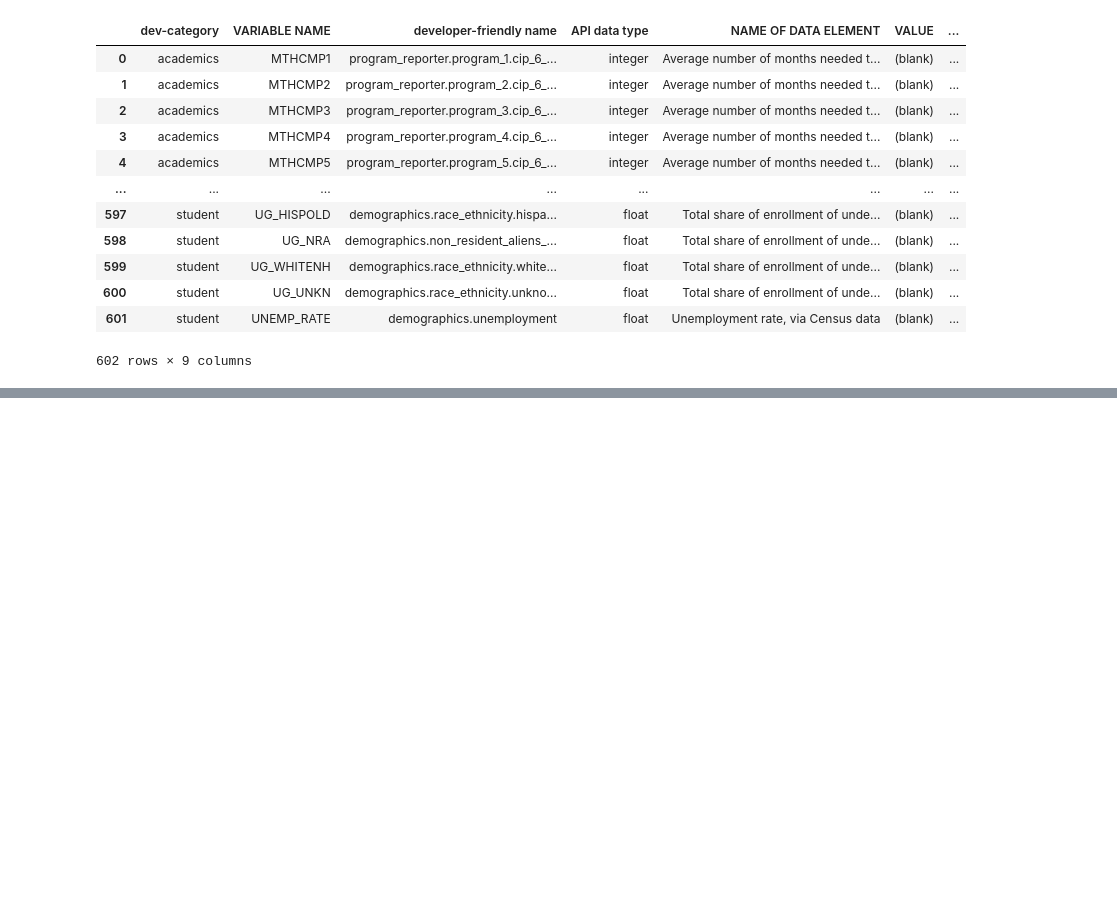
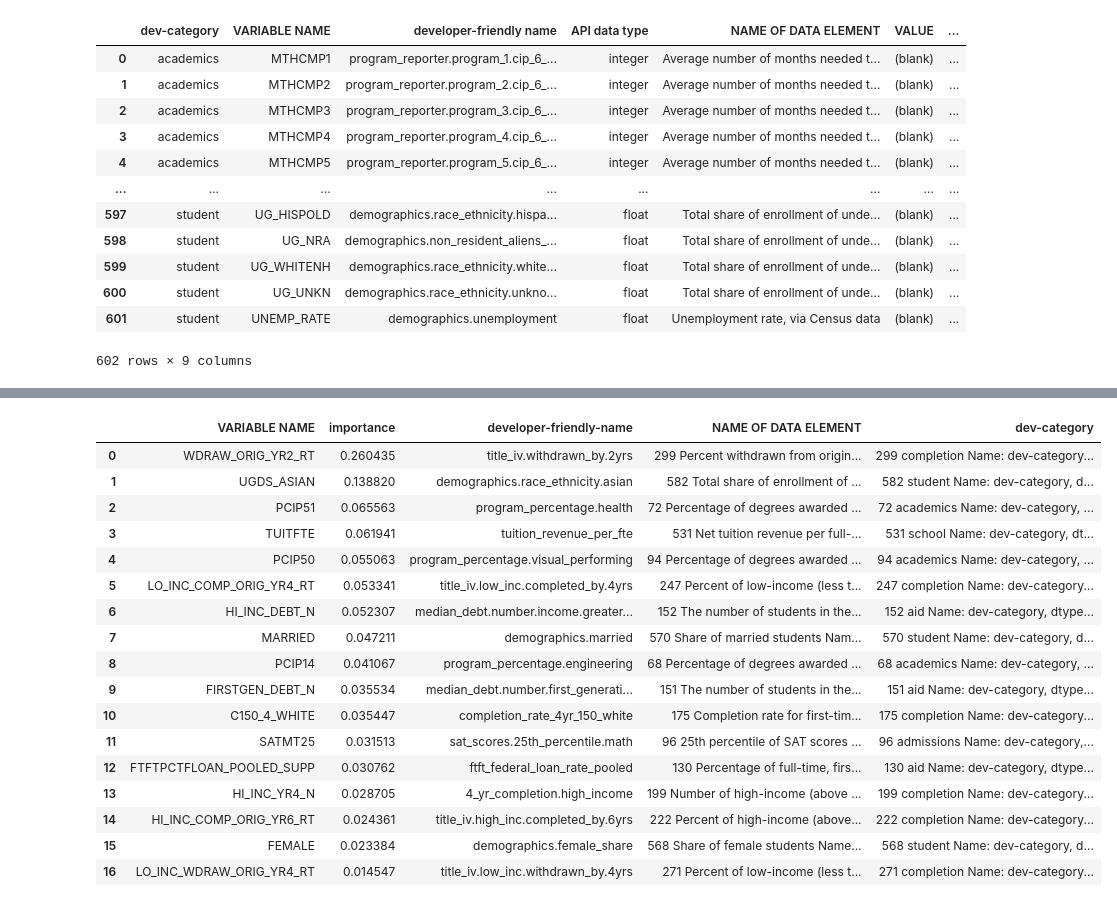
Before and after one commit to theaddies/final_project, a Jupyter notebook: full_dataset.ipynb, the cells around one changed output, grey strips where cells are left out. Drawn from its saved outputs; the diff is of its cells as text; code cells hidden in the pictures; blank space fills up the shorter version.

```diff
--- a/full_dataset.ipynb
+++ b/full_dataset.ipynb
@@ -1394,4 +1424,4 @@ random_forest_summary_df_3
 # %%
 #let's drop the 3 variables that reference pell
 # %%
-filtered_4_year_g_df = filtered_4_year_f_df.drop(columns = ['NOPELL_DEBT_N', 'PELL_EVER', 'NOPELL_YR6_N'])
+filtered_4_year_g_df = filtered_4_year_f_df.drop(columns = ['PELL_EVER', 'NOPELL_YR6_N'])
@@ -1465,0 +1793,21 @@ lasso = Lasso(alpha = 0.1)
+# %%
+random_forest_summary_df_4
+# %% [output]
+|  | VARIABLE NAME | importance | developer-friendly-name | NAME OF DATA ELEMENT | dev-category |
+| 0 | WDRAW_ORIG_YR2_RT | 0.260435 | title_iv.withdrawn_by.2yrs | 299 Percent withdrawn from origin... | 299 completion Name: dev-category... |
+| 1 | UGDS_ASIAN | 0.138820 | demographics.race_ethnicity.asian | 582 Total share of enrollment of ... | 582 student Name: dev-category, d... |
+| 2 | PCIP51 | 0.065563 | program_percentage.health | 72 Percentage of degrees awarded ... | 72 academics Name: dev-category, ... |
+| 3 | TUITFTE | 0.061941 | tuition_revenue_per_fte | 531 Net tuition revenue per full-... | 531 school Name: dev-category, dt... |
+| 4 | PCIP50 | 0.055063 | program_percentage.visual_performing | 94 Percentage of degrees awarded ... | 94 academics Name: dev-category, ... |
+| 5 | LO_INC_COMP_ORIG_YR4_RT | 0.053341 | title_iv.low_inc.completed_by.4yrs | 247 Percent of low-income (less t... | 247 completion Name: dev-category... |
+| 6 | HI_INC_DEBT_N | 0.052307 | median_debt.number.income.greater... | 152 The number of students in the... | 152 aid Name: dev-category, dtype... |
+| 7 | MARRIED | 0.047211 | demographics.married | 570 Share of married students Nam... | 570 student Name: dev-category, d... |
+| 8 | PCIP14 | 0.041067 | program_percentage.engineering | 68 Percentage of degrees awarded ... | 68 academics Name: dev-category, ... |
+| 9 | FIRSTGEN_DEBT_N | 0.035534 | median_debt.number.first_generati... | 151 The number of students in the... | 151 aid Name: dev-category, dtype... |
+| 10 | C150_4_WHITE | 0.035447 | completion_rate_4yr_150_white | 175 Completion rate for first-tim... | 175 completion Name: dev-category... |
+| 11 | SATMT25 | 0.031513 | sat_scores.25th_percentile.math | 96 25th percentile of SAT scores ... | 96 admissions Name: dev-category,... |
+| 12 | FTFTPCTFLOAN_POOLED_SUPP | 0.030762 | ftft_federal_loan_rate_pooled | 130 Percentage of full-time, firs... | 130 aid Name: dev-category, dtype... |
+| 13 | HI_INC_YR4_N | 0.028705 | 4_yr_completion.high_income | 199 Number of high-income (above ... | 199 completion Name: dev-category... |
+| 14 | HI_INC_COMP_ORIG_YR6_RT | 0.024361 | title_iv.high_inc.completed_by.6yrs | 222 Percent of high-income (above... | 222 completion Name: dev-category... |
+| 15 | FEMALE | 0.023384 | demographics.female_share | 568 Share of female students Name... | 568 student Name: dev-category, d... |
+| 16 | LO_INC_WDRAW_ORIG_YR4_RT | 0.014547 | title_iv.low_inc.withdrawn_by.4yrs | 271 Percent of low-income (less t... | 271 completion Name: dev-category... |
```
Also changed, not shown: parts of 96 cells of this notebook.
